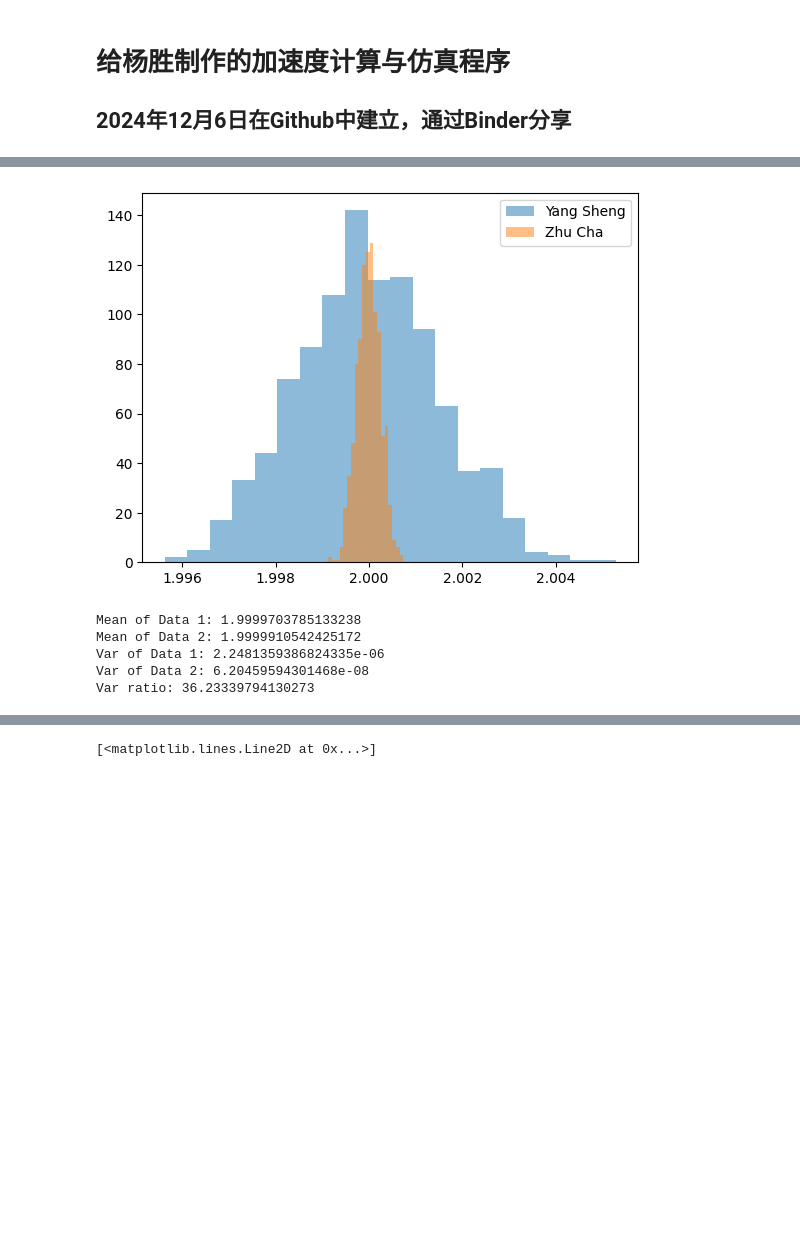
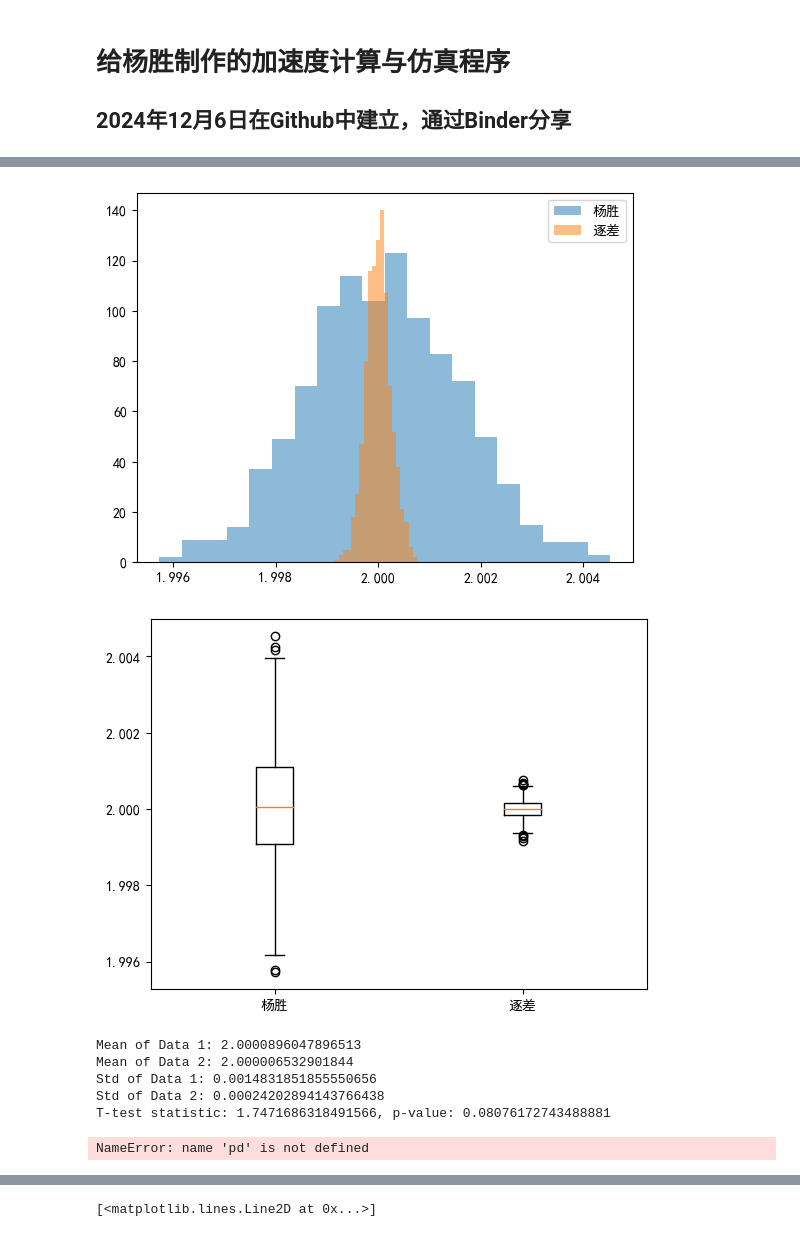
Before and after one commit to zhangping0808/Physical-Yang, a Jupyter notebook: Acceleration Calculatio.ipynb, the cells around one changed output, grey strips where cells are left out. Saved outputs shown, nothing was run; the diff lists cells and outputs as text; code cells hidden in the pictures; blank space fills up the shorter version.

```diff
--- a/Acceleration Calculatio.ipynb
+++ b/Acceleration Calculatio.ipynb
@@ -98,58 +80,57 @@ print('逐差法：',zhucha(x[2],x[5],T=1,simu_number = 1))
 # %%
 import numpy as np
 import matplotlib.pyplot as plt
-import matplotlib as mpl
-
-
 from scipy import stats
-
-mpl.get_cachedir()
-
-import warnings
-# 禁用所有警告
-warnings.filterwarnings('ignore')
 
 # 假设我们有两组数据
 data1 = []  # 杨胜
 data2 = []  # 逐差
 for i in range(1000):
     data1.append(yangsheng(x,T=1,simu_number = 1))
     data2.append(zhucha(x[2],x[5],T=1,simu_number = 1))
 
 
-
-
-# 设置默认的无衬线字体
-plt.rcParams['font.sans-serif'] = ['DejaVu Sans']  # 或者您可以选择 'Arial', 'Liberation Sans' 等
-plt.rcParams['font.family'] = 'sans-serif'
+plt.rcParams['font.sans-serif'] = ['SimHei']  # 'SimHei' 是一种常用的中文字体
 plt.rcParams['axes.unicode_minus'] = False  # 正确显示负号
-# plt.rcParams['font.sans-serif'] = ['Arial']  # 'SimHei' 是一种常用的中文字体
-# plt.rcParams['axes.unicode_minus'] = False  # 正确显示负号
 
 
 # 绘制直方图
-plt.hist(data1, bins=20, alpha=0.5, label='Yang Sheng')
-plt.hist(data2, bins=20, alpha=0.5, label='Zhu Cha')
+plt.hist(data1, bins=20, alpha=0.5, label='杨胜')
+plt.hist(data2, bins=20, alpha=0.5, label='逐差')
 plt.legend()
 plt.show()
 
 # 绘制箱线图
-# plt.boxplot([data1, data2], labels=['Yang Sheng', 'Zhu Cha'])
-# plt.show()
+plt.boxplot([data1, data2], labels=['杨胜', '逐差'])
+plt.show()
 
 # 计算并打印均值和标准差
 print(f"Mean of Data 1: {np.mean(data1)}")
 print(f"Mean of Data 2: {np.mean(data2)}")
-print(f"Var of Data 1: {np.var(data1)}")
-print(f"Var of Data 2: {np.var(data2)}")
-print(f"Var ratio: {np.var(data1)/np.var(data2)}")
+print(f"Std of Data 1: {np.std(data1)}")
+print(f"Std of Data 2: {np.std(data2)}")
+
+# 进行t检验
+t_stat, p_value = stats.ttest_ind(data1, data2)
+print(f"T-test statistic: {t_stat}, p-value: {p_value}")
+
+# 如果数据是分类数据，可以使用卡方检验
+# 假设我们有两组分类数据
+categories1 = np.random.choice(['A', 'B', 'C'], 100)
+categories2 = np.random.choice(['A', 'B', 'C'], 100)
+
+# 进行卡方检验
+chi2_stat, p_value, dof, expected = stats.chi2_contingency(pd.crosstab(categories1, categories2))
+print(f"Chi-squared statistic: {chi2_stat}, p-value: {p_value}")
 # %% [output]
-[figure, old version]
+[figure, new version]
+[figure, added]
-Mean of Data 1: 1.9999703785133238
-Mean of Data 2: 1.9999910542425172
-Var of Data 1: 2.2481359386824335e-06
-Var of Data 2: 6.20459594301468e-08
-Var ratio: 36.23339794130273
+Mean of Data 1: 2.0000896047896513
+Mean of Data 2: 2.000006532901844
+Std of Data 1: 0.0014831851855550656
+Std of Data 2: 0.00024202894143766438
+T-test statistic: 1.7471686318491566, p-value: 0.08076172743488881
+NameError: name 'pd' is not defined
 # %%
 # 展示仿真次数对估计值的影响
 
```
Also changed, not shown: parts of 6 cells of this notebook.
